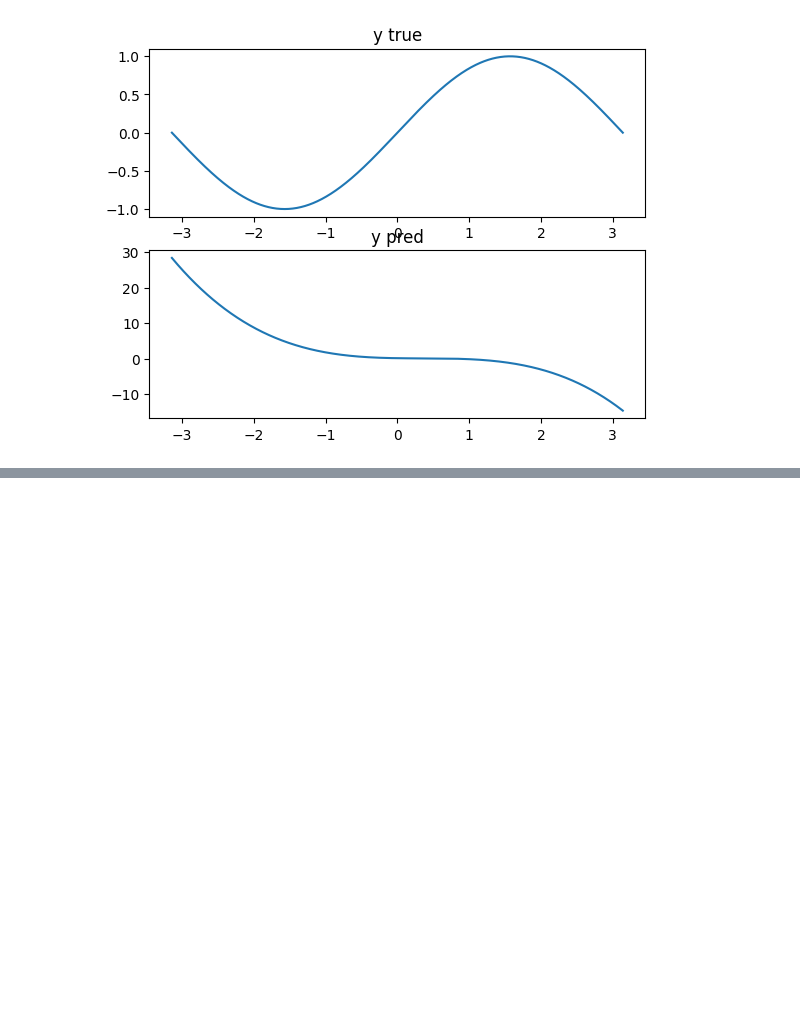
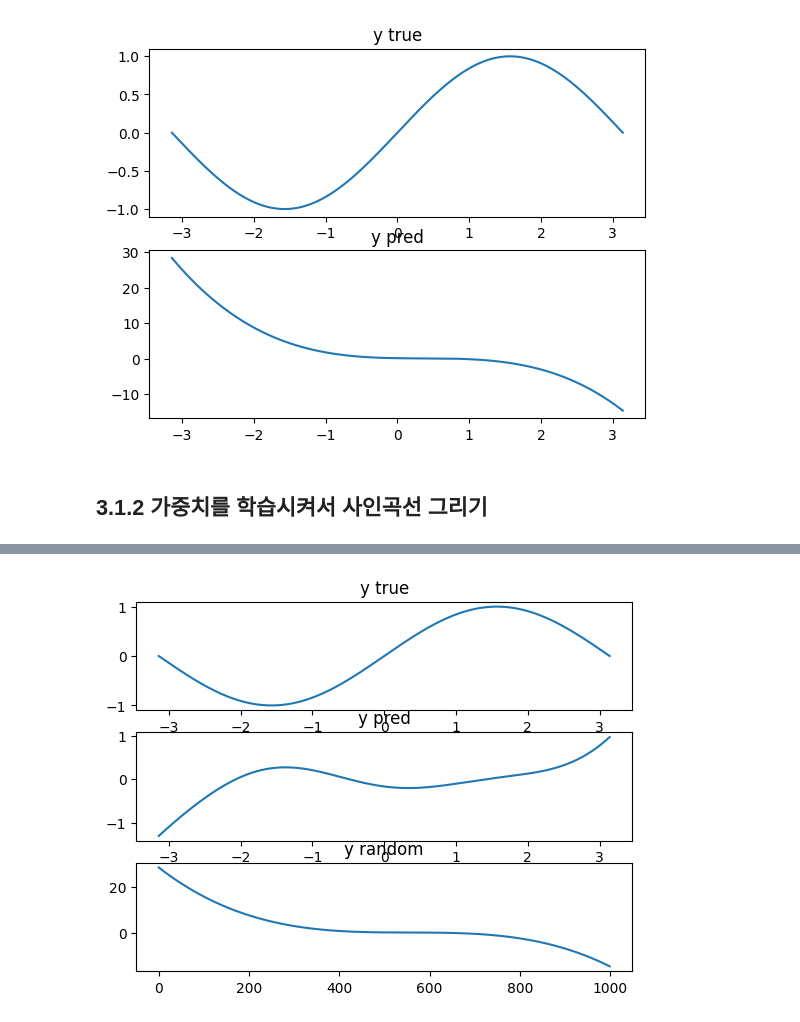
Before and after one commit to Sangyeonglee353/ai-musthave, a Jupyter notebook: Chapter_03_간단한_신경망_만들기.ipynb, the cells around one changed output, grey strips where cells are left out. Cells and saved outputs as stored; diff of their text form; code cells hidden in the pictures; blank space fills up the shorter version.

Commit message:
Docs: Add 3.1.2 가중치를 학습시켜서 사인곡선 그리기

```diff
--- a/Chapter_03_간단한_신경망_만들기.ipynb
+++ b/Chapter_03_간단한_신경망_만들기.ipynb
@@ -59,3 +59,46 @@ plt.plot(x, y_random)
 plt.show()
 # %% [output]
 [figure]
+# %% [markdown]
+## 3.1.2 가중치를 학습시켜서 사인곡선 그리기
+# %%
+# 학습률 정의
+learning_rate = 1e-6
+
+# 학습 2,000번 진행
+for epoch in range(2000):
+  y_pred = a * x**3 + b * y**2 + c * x + d
+
+  loss = (y_pred - y).pow(2).sum().item() # 1. 손실 정의 / item: 실수값 반환
+  if epoch % 100 == 0:
+    print(f"epoch(epoch+1) loss:{loss}")
+
+  grad_y_pred = 2.0 * (y_pred - y) # 2. 기울기의 미분값
+  grad_a = (grad_y_pred * x ** 3).sum()
+  grad_b = (grad_y_pred * y ** 2).sum()
+  grad_c = (grad_y_pred * c).sum()
+  grad_d = grad_y_pred.sum()
+
+  a -= learning_rate * grad_a # 3. 가중치 업데이트
+  b -= learning_rate * grad_b
+  c -= learning_rate * grad_c
+  d -= learning_rate * grad_d
+
+# 실제 사인 곡선을 그리기
+plt.subplot(3, 1, 1)
+plt.title("y true")
+plt.plot(x, y)
+
+# 예측한 가중치의 사인 곡선을 그리기
+plt.subplot(3, 1, 2)
+plt.title("y pred")
+plt.plot(x, y_pred)
+
+# 랜덤한 가중치의 사인 곡선 그리기
+plt.subplot(3, 1, 3)
+plt.plot(y_random)
+plt.title("y random")
+
+# 실제로 그래프 출력하기
+plt.show()
+# %% [output]
@@ -61,0 +125 @@ plt.show()
+[figure, added]
```
Also changed, not shown: parts of 1 cell of this notebook.
